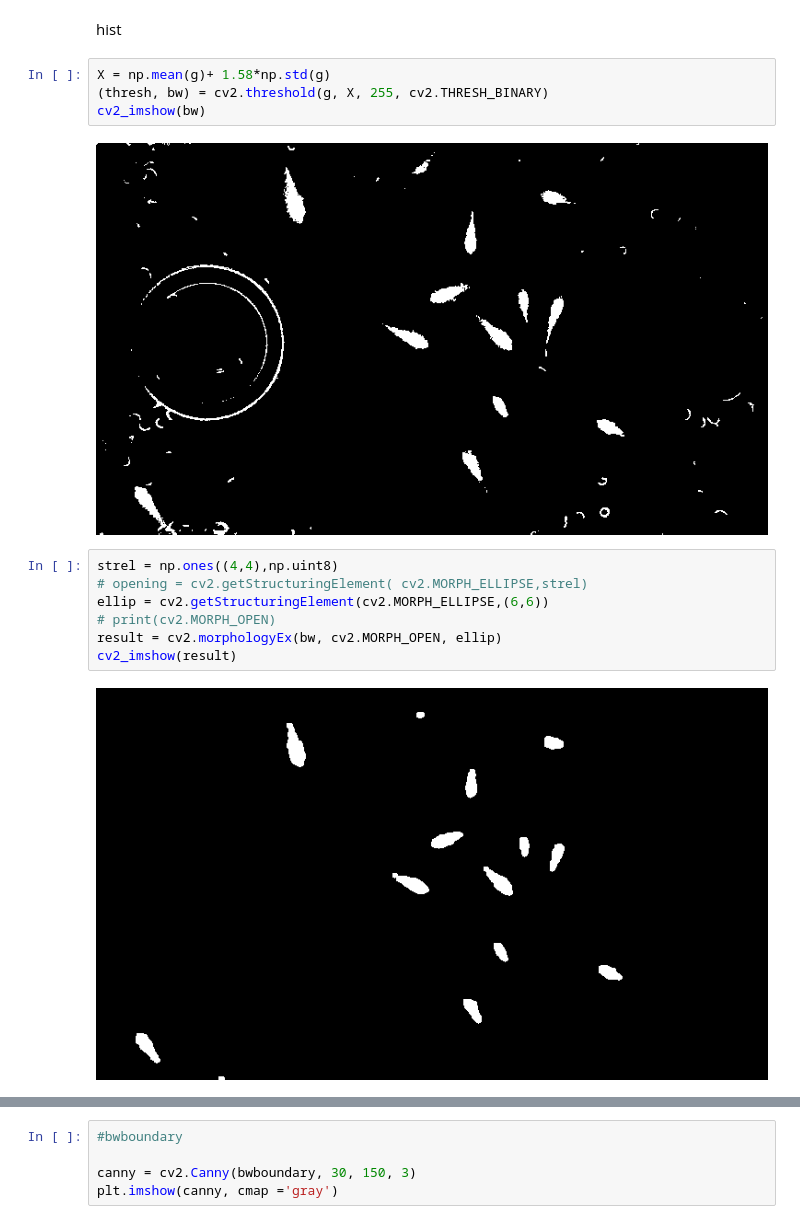
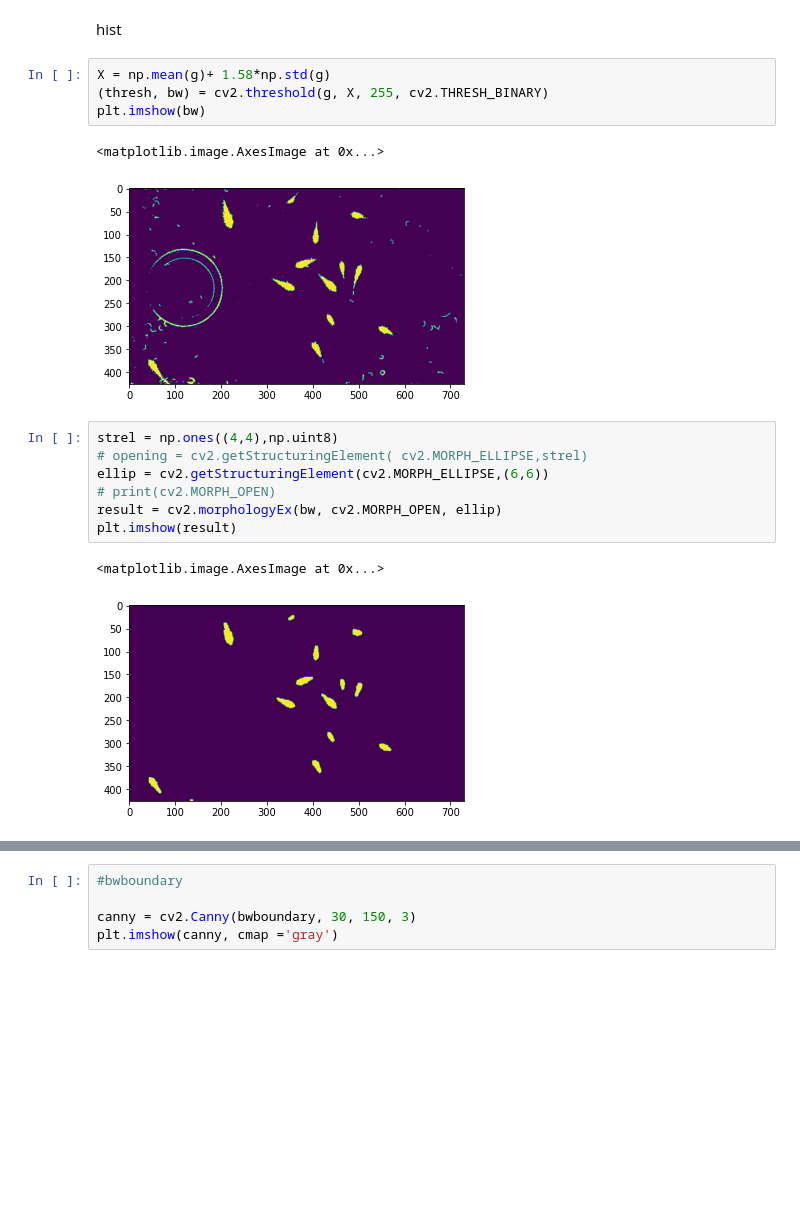
Before and after one commit to wanasyraf4/Ikan_kekek2, a Jupyter notebook: fish_counter.ipynb, the cells around one changed output, grey strips where cells are left out. Saved outputs shown, nothing was run; the diff lists cells and outputs as text; blank space fills up the shorter version.

```diff
--- a/fish_counter.ipynb
+++ b/fish_counter.ipynb
@@ -46,18 +48,20 @@ hist
 # %%
 X = np.mean(g)+ 1.58*np.std(g)
 (thresh, bw) = cv2.threshold(g, X, 255, cv2.THRESH_BINARY)
-cv2_imshow(bw)
+plt.imshow(bw)
 # %% [output]
+<matplotlib.image.AxesImage at 0x...>
-[figure, old version]
+[figure, new version]
 # %%
 strel = np.ones((4,4),np.uint8)
 # opening = cv2.getStructuringElement( cv2.MORPH_ELLIPSE,strel)
 ellip = cv2.getStructuringElement(cv2.MORPH_ELLIPSE,(6,6))
 # print(cv2.MORPH_OPEN)
 result = cv2.morphologyEx(bw, cv2.MORPH_OPEN, ellip)
-cv2_imshow(result)
+plt.imshow(result)
 # %% [output]
+<matplotlib.image.AxesImage at 0x...>
-[figure, old version]
+[figure, new version]
 # %%
 
 mask = np.full(result.shape,255)
```
Also changed, not shown: parts of 3 cells of this notebook.
